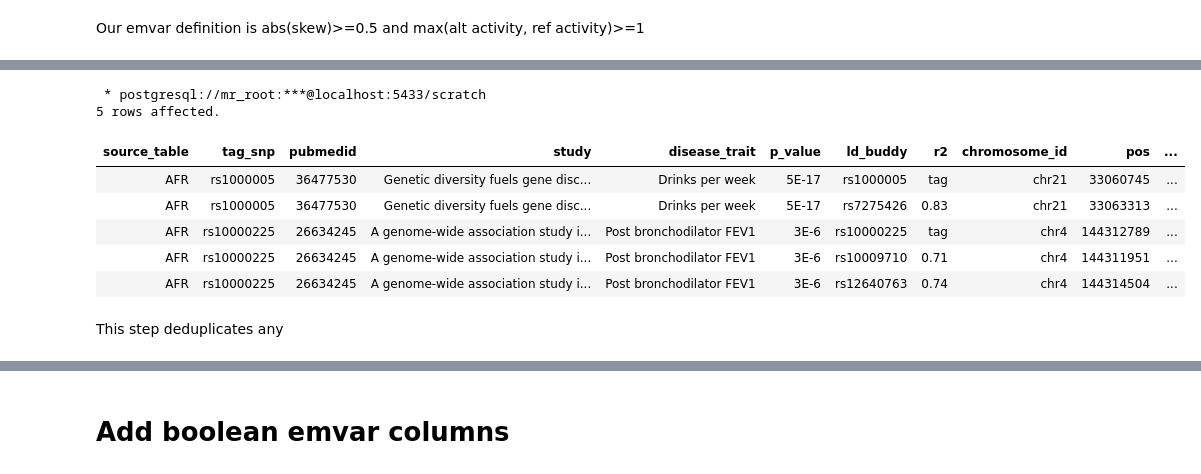
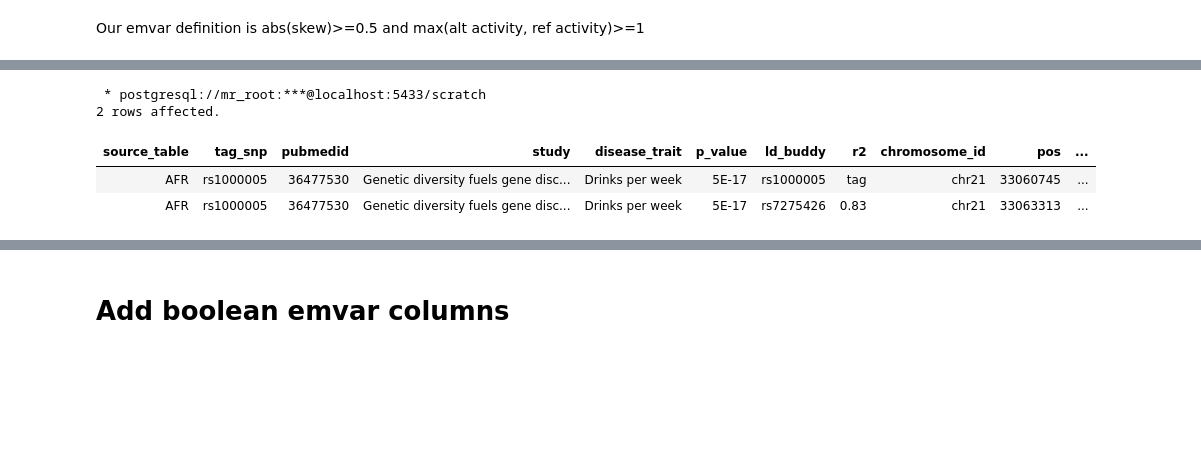
Before and after one commit to Reilly-Lab-Yale/variant_effects_mnoon, a Jupyter notebook: helper/gwas_intersection/08_compute_emvar/compute_emvar.ipynb, the cells around one changed output, grey strips where cells are left out. Drawn from its saved outputs; the diff is of its cells as text; code cells hidden in the pictures; blank space fills up the shorter version.

```diff
--- a/helper/gwas_intersection/08_compute_emvar/compute_emvar.ipynb
+++ b/helper/gwas_intersection/08_compute_emvar/compute_emvar.ipynb
@@ -25,16 +71,11 @@ Our emvar definition is abs(skew)>=0.5 and max(alt activity, ref activity)>=1
 # %%
 %%sql
 SELECT *
-FROM stacked_table
-LIMIT 5;
+FROM stacked_table_deduplicated
+LIMIT 2;
 # %% [output]
  * postgresql://mr_root:***@localhost:5433/scratch
-5 rows affected.
+2 rows affected.
 | source_table | tag_snp | pubmedid | study | disease_trait | p_value | ld_buddy | r2 | chromosome_id | pos | ... |
 | AFR | rs1000005 | 36477530 | Genetic diversity fuels gene disc... | Drinks per week | 5E-17 | rs1000005 | tag | chr21 | 33060745 | ... |
 | AFR | rs1000005 | 36477530 | Genetic diversity fuels gene disc... | Drinks per week | 5E-17 | rs7275426 | 0.83 | chr21 | 33063313 | ... |
-| AFR | rs10000225 | 26634245 | A genome-wide association study i... | Post bronchodilator FEV1 | 3E-6 | rs10000225 | tag | chr4 | 144312789 | ... |
-| AFR | rs10000225 | 26634245 | A genome-wide association study i... | Post bronchodilator FEV1 | 3E-6 | rs10009710 | 0.71 | chr4 | 144311951 | ... |
-| AFR | rs10000225 | 26634245 | A genome-wide association study i... | Post bronchodilator FEV1 | 3E-6 | rs12640763 | 0.74 | chr4 | 144314504 | ... |
-# %% [markdown]
-This step deduplicates any
```
Also changed, not shown: parts of 38 cells of this notebook.
